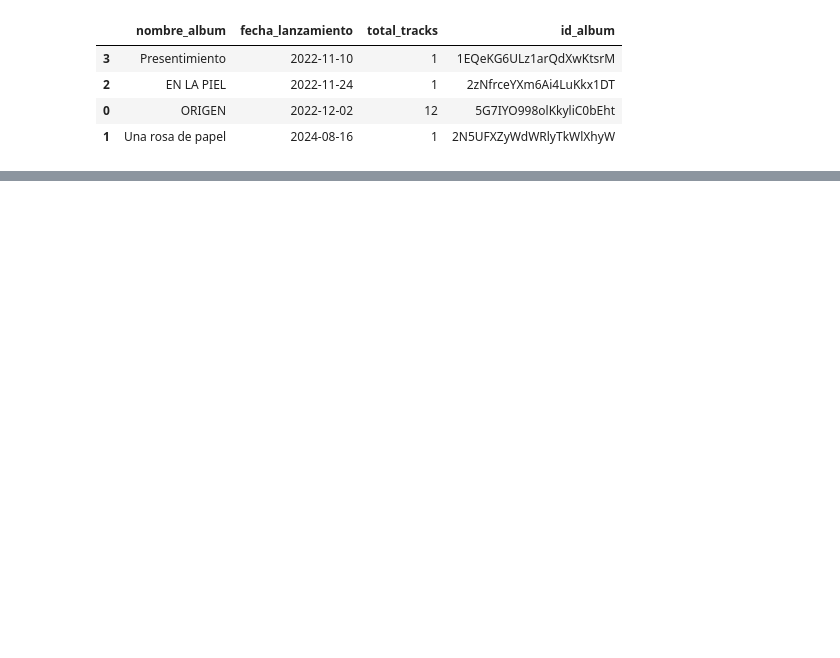
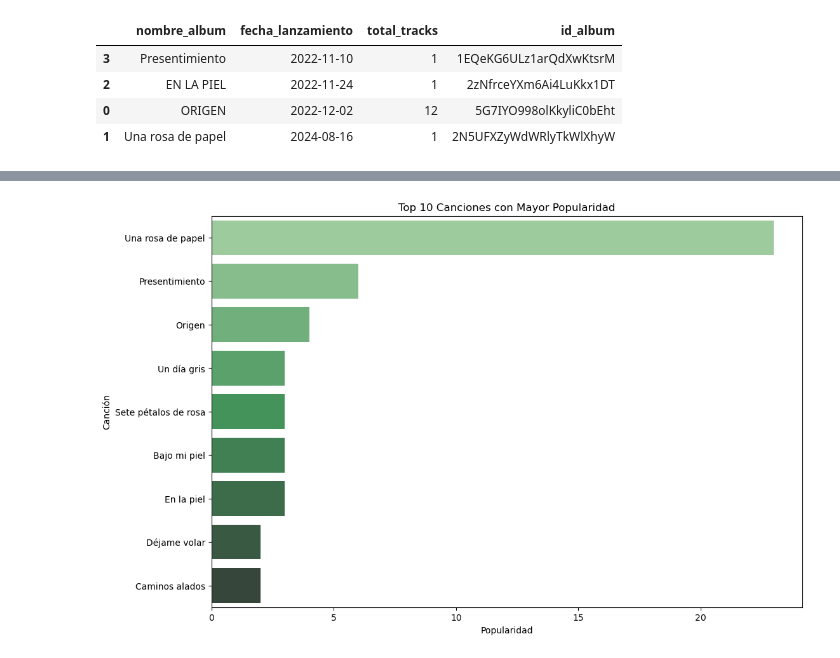
Before and after one commit to Nunurix/DavidCataMusic, a Jupyter notebook: David_Cata.ipynb, the cells around one changed output, grey strips where cells are left out. Saved outputs shown, nothing was run; the diff lists cells and outputs as text; code cells hidden in the pictures; blank space fills up the shorter version.

```diff
--- a/David_Cata.ipynb
+++ b/David_Cata.ipynb
@@ -264,3 +204,25 @@ df_popularity.head()
+# %%
+# Asegurarte de que el DataFrame está ordenado por popularidad
+df_popularity = df_popularity.sort_values(by='popularidad', ascending=False)
+
+# Seleccionar las 10 canciones más populares (puedes ajustar el número según prefieras)
+top_10_canciones = df_popularity.head(10)
+
+# Configurar el tamaño de la figura
+plt.figure(figsize=(12, 8))
+
+# Crear un gráfico de barras con seaborn
+sns.barplot(x='popularidad', y='nombre_cancion', data=top_10_canciones, palette='Greens_d')
+
+# Configurar los títulos y etiquetas del gráfico
+plt.title('Top 10 Canciones con Mayor Popularidad')
+plt.xlabel('Popularidad')
+plt.ylabel('Canción')
+
+# Mostrar el gráfico
+plt.show()
+# %% [output]
+[figure, added]
 # %%
 # Obtener artistas relacionados
 related_artists = sp.artist_related_artists(id_artista)
```
Also changed, not shown: parts of 17 cells of this notebook.
